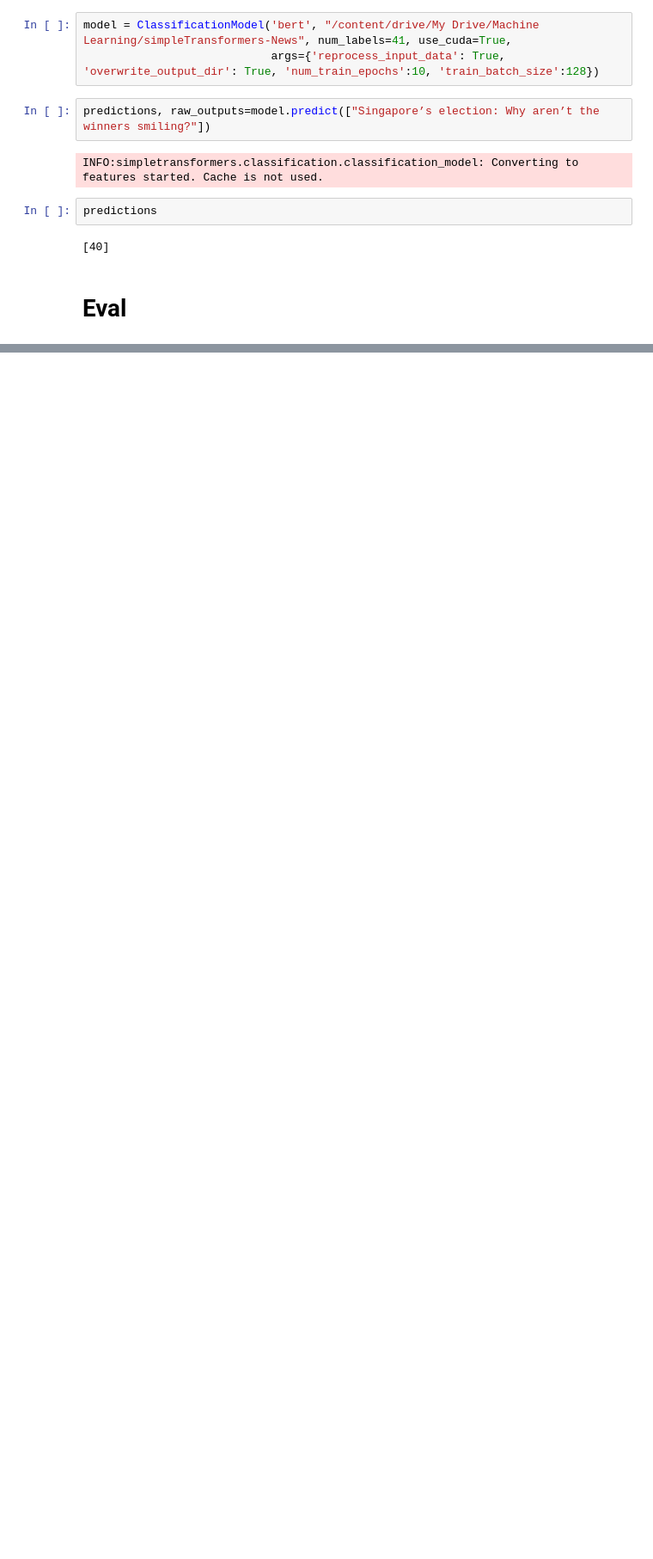
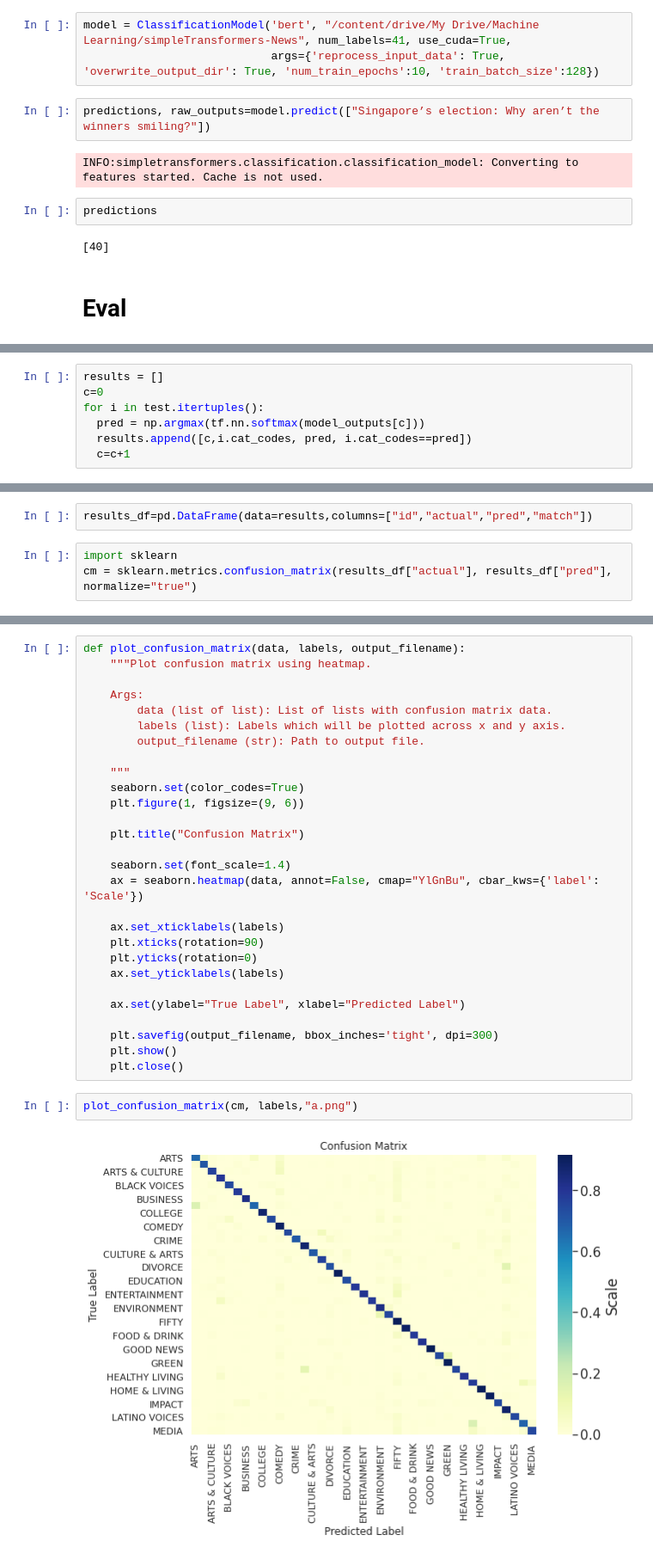
Before and after one commit to sljm12/machine_learning_notebooks, a Jupyter notebook: Newsheadlines_Simple_Transformers.ipynb, the cells around one changed output, grey strips where cells are left out. Shown at 86% size. Drawn from its saved outputs; the diff is of its cells as text; blank space fills up the shorter version.

```diff
--- a/Newsheadlines_Simple_Transformers.ipynb
+++ b/Newsheadlines_Simple_Transformers.ipynb
@@ -260,0 +246,7 @@ INFO:simpletransformers.classification.classification_model: Converting to featu
+# %%
+results = []
+c=0
+for i in test.itertuples():
+  pred = np.argmax(tf.nn.softmax(model_outputs[c]))
+  results.append([c,i.cat_codes, pred, i.cat_codes==pred])
+  c=c+1
@@ -260,0 +266,5 @@ INFO:simpletransformers.classification.classification_model: Converting to featu
+# %%
+results_df=pd.DataFrame(data=results,columns=["id","actual","pred","match"])
+# %%
+import sklearn
+cm = sklearn.metrics.confusion_matrix(results_df["actual"], results_df["pred"], normalize="true")
@@ -260,0 +287,32 @@ INFO:simpletransformers.classification.classification_model: Converting to featu
+# %%
+def plot_confusion_matrix(data, labels, output_filename):
+    """Plot confusion matrix using heatmap.
+
+    Args:
+        data (list of list): List of lists with confusion matrix data.
+        labels (list): Labels which will be plotted across x and y axis.
+        output_filename (str): Path to output file.
+
+    """
+    seaborn.set(color_codes=True)
+    plt.figure(1, figsize=(9, 6))
+
+    plt.title("Confusion Matrix")
+
+    seaborn.set(font_scale=1.4)
+    ax = seaborn.heatmap(data, annot=False, cmap="YlGnBu", cbar_kws={'label': 'Scale'})
+
+    ax.set_xticklabels(labels)
+    plt.xticks(rotation=90)
+    plt.yticks(rotation=0)
+    ax.set_yticklabels(labels)
+
+    ax.set(ylabel="True Label", xlabel="Predicted Label")
+
+    plt.savefig(output_filename, bbox_inches='tight', dpi=300)
+    plt.show()
+    plt.close()
+# %%
+plot_confusion_matrix(cm, labels,"a.png")
+# %% [output]
+[figure, added]
```
Also changed, not shown: parts of 15 cells of this notebook.
